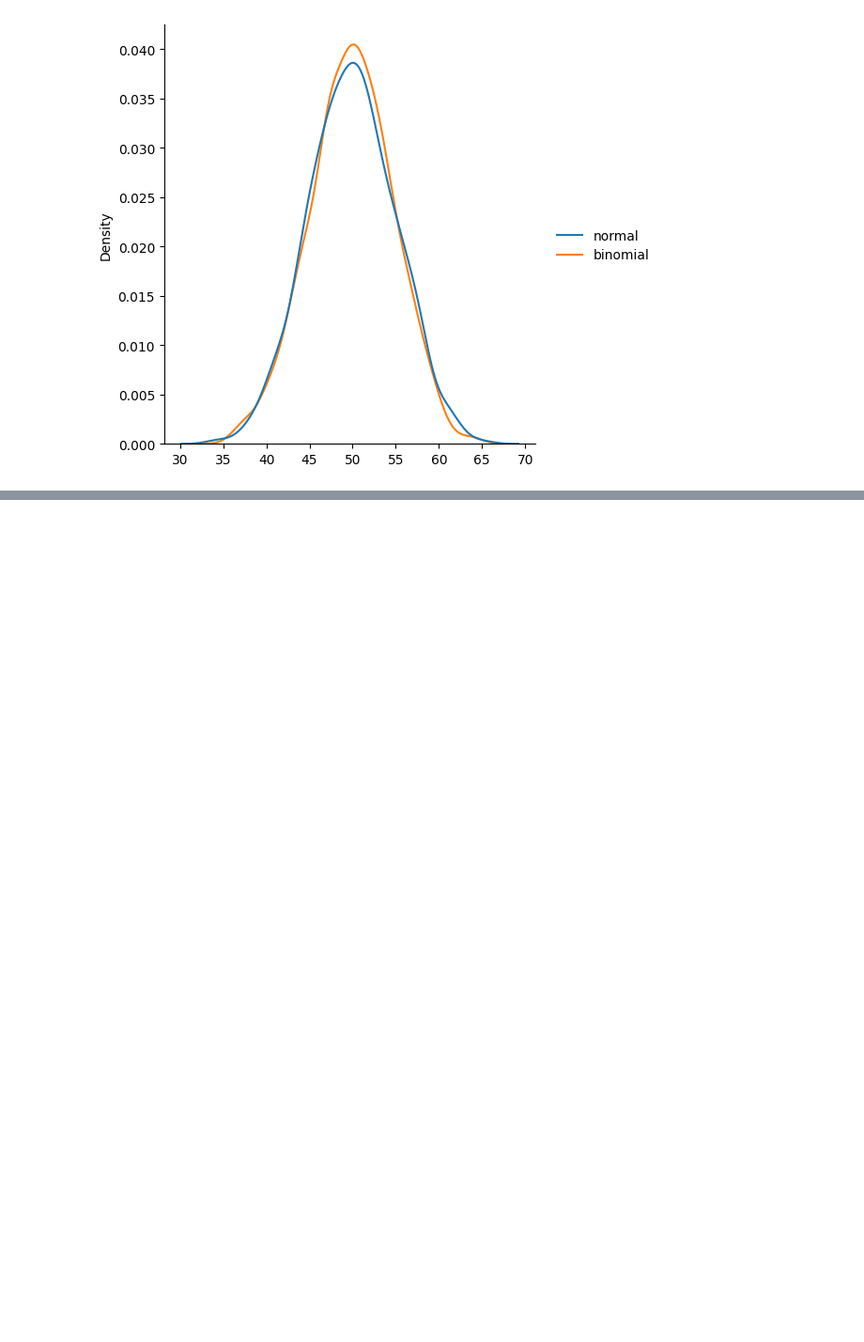
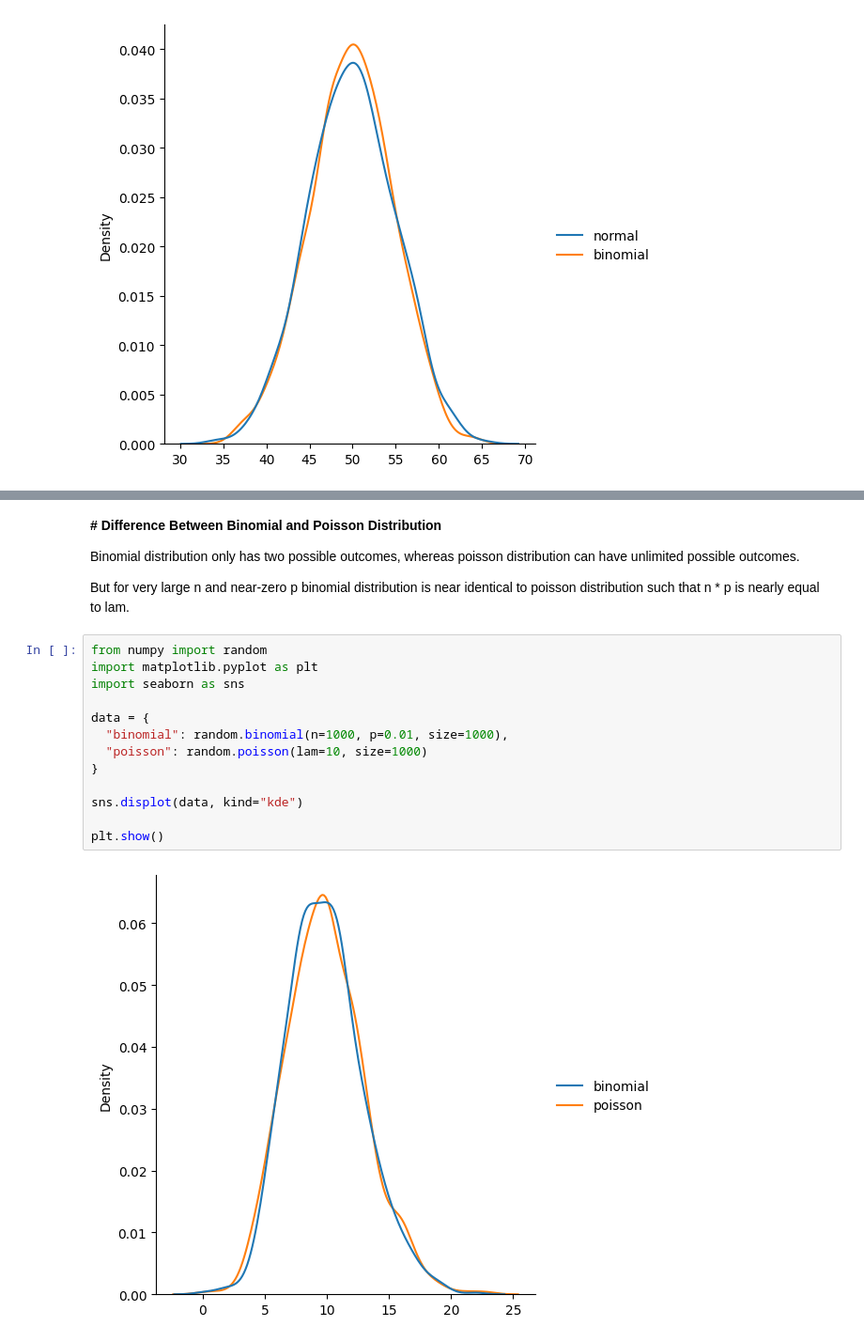
Before and after one commit to nitinyadav2188/DATA-SCIENCE, a Jupyter notebook: numpy.ipynb, the cells around one changed output, grey strips where cells are left out. Shown at 94% size. Saved outputs shown, nothing was run; the diff lists cells and outputs as text; blank space fills up the shorter version.

```diff
--- a/numpy.ipynb
+++ b/numpy.ipynb
@@ -1693,0 +1745,21 @@ plt.show()
+# %% [markdown]
+**# Difference Between Binomial and Poisson Distribution**
+
+Binomial distribution only has two possible outcomes, whereas poisson distribution can have unlimited possible outcomes.
+
+But for very large n and near-zero p binomial distribution is near identical to poisson distribution such that n * p is nearly equal to lam.
+# %%
+from numpy import random
+import matplotlib.pyplot as plt
+import seaborn as sns
+
+data = {
+  "binomial": random.binomial(n=1000, p=0.01, size=1000),
+  "poisson": random.poisson(lam=10, size=1000)
+}
+
+sns.displot(data, kind="kde")
+
+plt.show()
+# %% [output]
+[figure, added]
```
Also changed, not shown: parts of 6 cells of this notebook.
